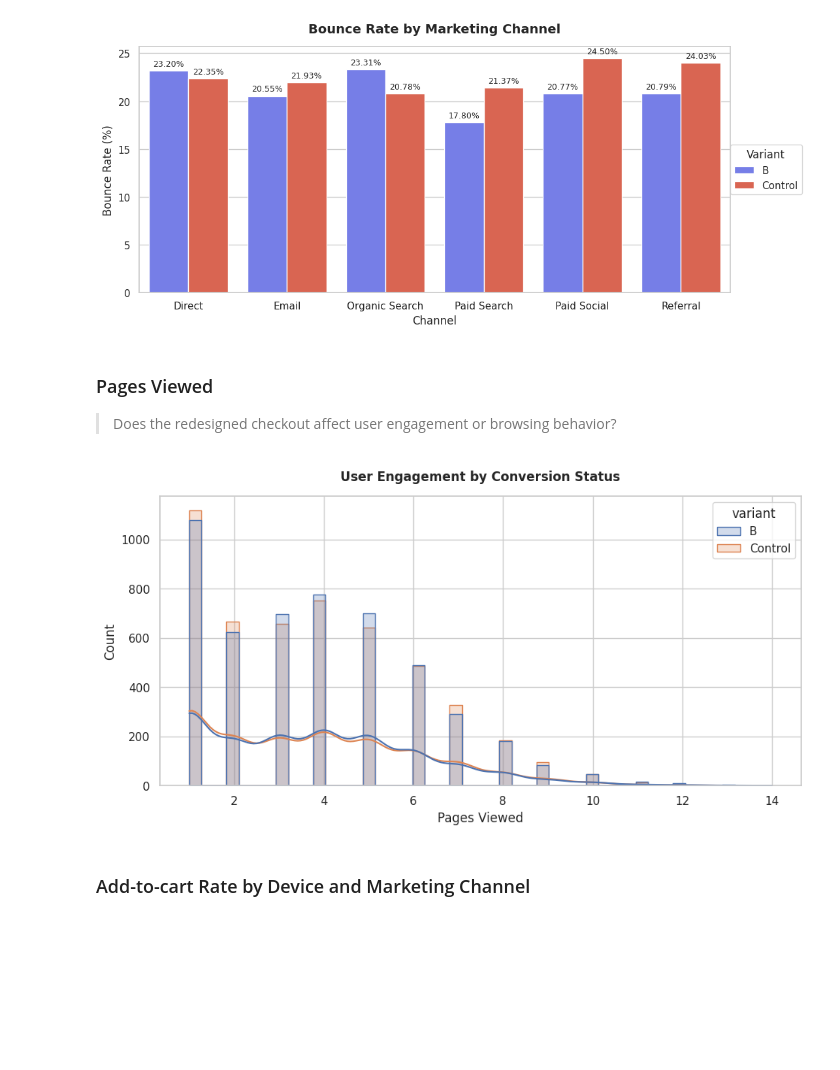
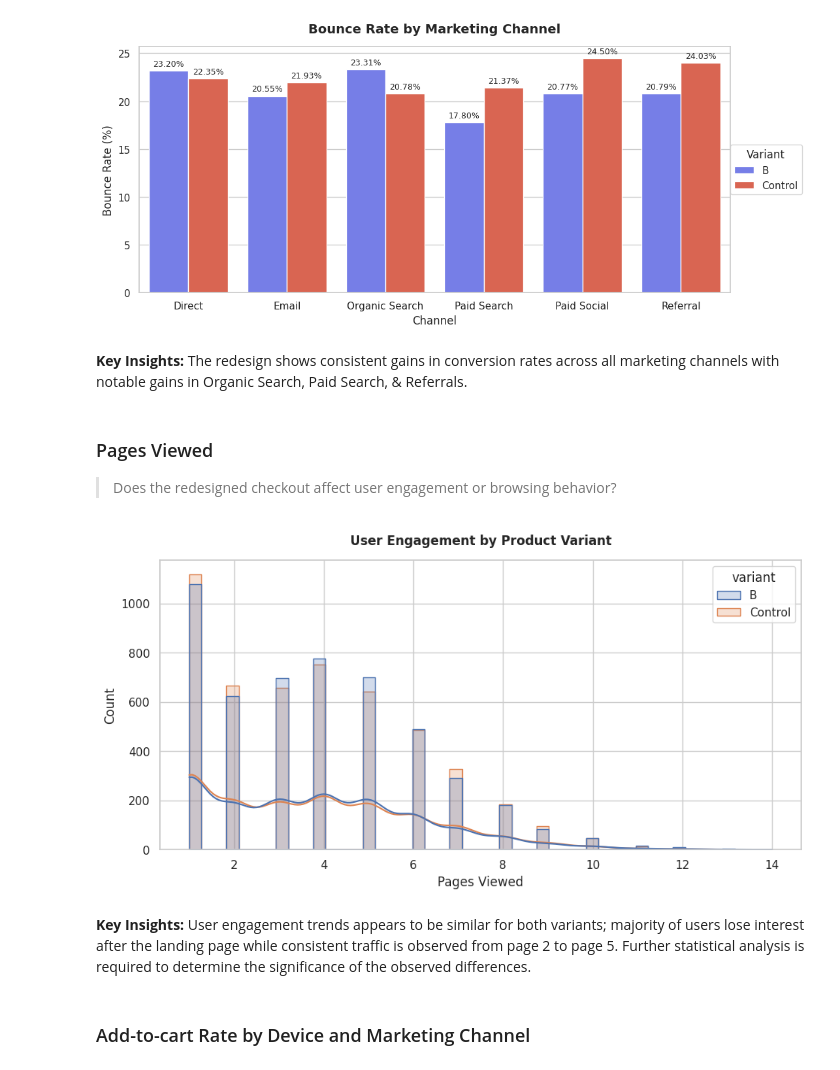
Before and after one commit to edi-kanyua/Product-Analytics-and-Experimentation, a Jupyter notebook: Product_Analytics_&_Experimentation_Case_Study.ipynb, the cells around one changed output. Drawn from its saved outputs; the diff is of its cells as text; code cells hidden in the pictures; blank space fills up the shorter version.

```diff
--- a/Product_Analytics_&_Experimentation_Case_Study.ipynb
+++ b/Product_Analytics_&_Experimentation_Case_Study.ipynb
@@ -335,6 +375,8 @@ plt.show()
 # %% [output]
 [figure]
 [figure]
+# %% [markdown]
+**Key Insights:** The redesign shows consistent gains in conversion rates across all marketing channels with notable gains in Organic Search, Paid Search, & Referrals.
 # %% [markdown]
 ### Pages Viewed
 
@@ -342,14 +384,14 @@ plt.show()
 # %%
 sns.histplot(
     data=df,
     x="pages_viewed",
     hue="variant",
     kde=True,
     element="step"
 )
 
-plt.title("User Engagement by Conversion Status", fontweight='bold')
+plt.title("User Engagement by Product Variant", fontweight='bold')
 plt.xlabel("Pages Viewed")
 plt.show()
 # %% [output]
-[figure, old version]
+[figure, new version]
@@ -358,3 +398,5 @@ plt.show()
+# %% [markdown]
+**Key Insights:** User engagement trends appears to be similar for both variants; majority of users lose interest after the landing page while consistent traffic is observed from page 2 to page 5. Further statistical analysis is required to determine the significance of the observed differences.
 # %% [markdown]
 ### Add-to-cart Rate by Device and Marketing Channel
 # %%
```
Also changed, not shown: parts of 13 cells of this notebook.
